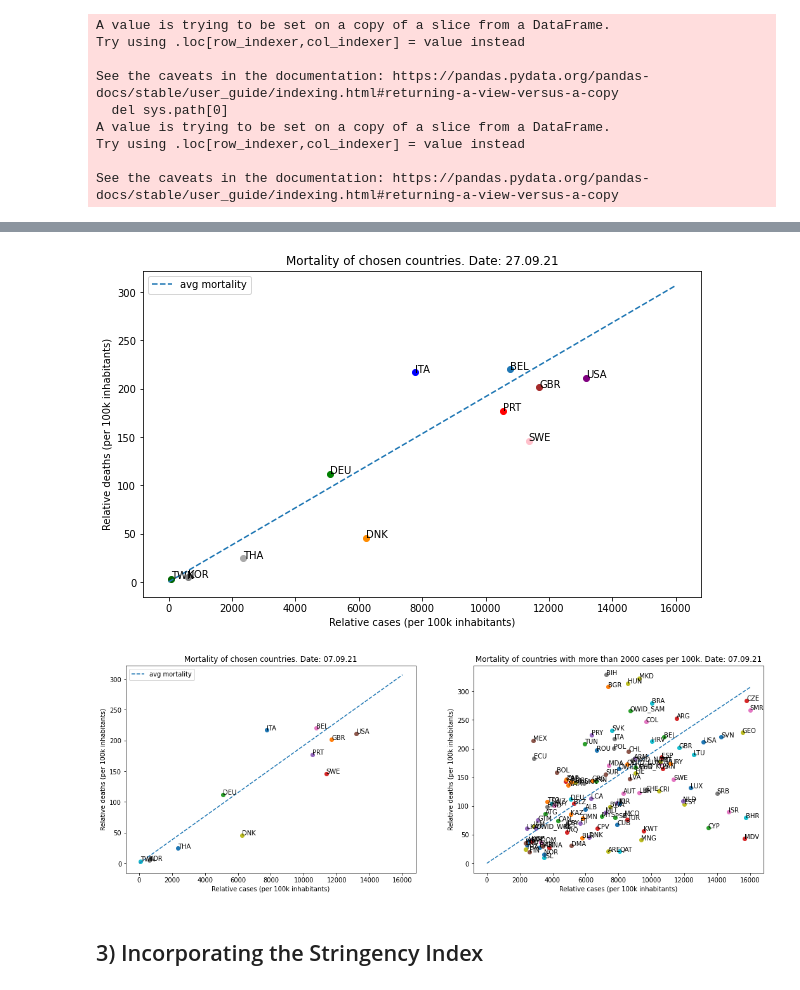
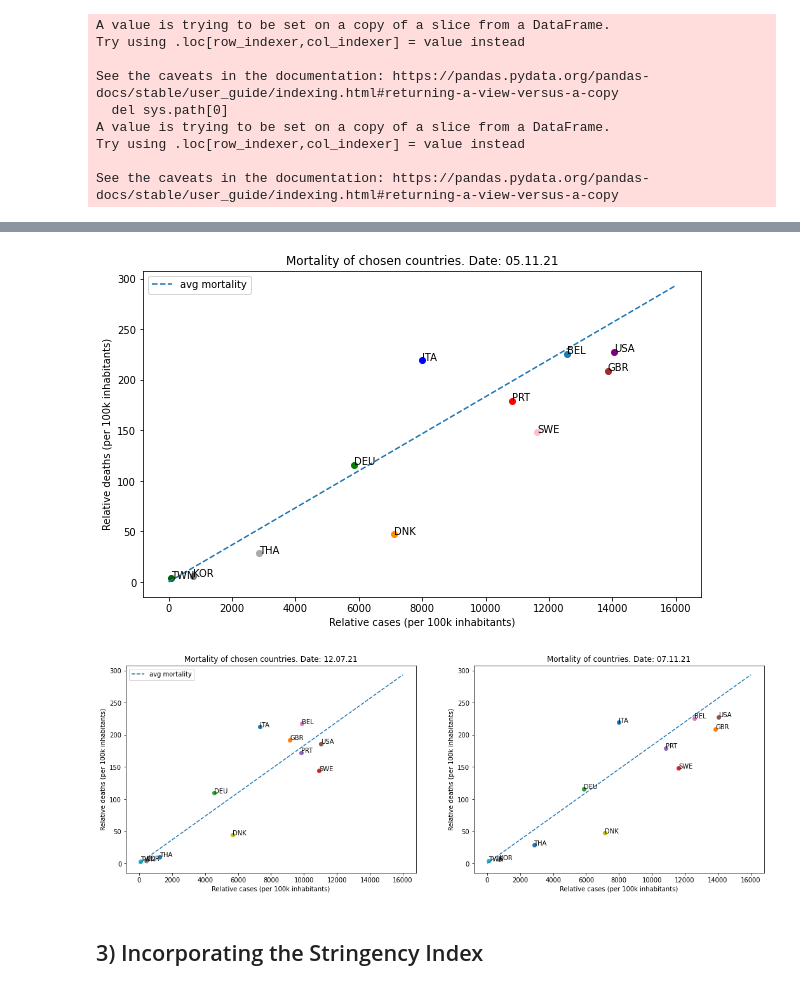
Before and after one commit to maitim/COVID-19_research_project, a Jupyter notebook: country_comparison_owid.ipynb, the cells around one changed output, grey strips where cells are left out. Drawn from its saved outputs; the diff is of its cells as text; code cells hidden in the pictures.

```diff
--- a/country_comparison_owid.ipynb
+++ b/country_comparison_owid.ipynb
@@ -257,44 +257,39 @@ for table in tables:
 ax.plot(np.arange(0, 16000), np.arange(0, 16000) * s, linestyle='--', label="avg mortality")
 ax.set_ylabel('Relative deaths (per 100k inhabitants)')
 ax.set_xlabel('Relative cases (per 100k inhabitants)')
-ax.set_title('Mortality of chosen countries. Date: 27.09.21')
+ax.set_title('Mortality of chosen countries. Date: 05.11.21')
 ax.legend()
 plt.savefig('figures/mortality_plot')
 # %% [output]
-[figure, old version]
+[figure, new version]
 # %%
 fig, (ax1, ax2) = plt.subplots(1,2, figsize=(18,6))
 
 for table in tables:
     cases = table['total_cases'].tail(1).values[0] * 100000 / table['population'].values[0]
     deaths = table['total_deaths'].tail(1).values[0] * 100000 / table['population'].values[0]
-    ax1.scatter(cases, deaths)
-    ax1.annotate(table['iso_code'].values[0], xy=(cases, deaths))
+    ax2.scatter(cases, deaths)
+    ax2.annotate(table['iso_code'].values[0], xy=(cases, deaths))
 
 ax1.plot(np.arange(0, 16000), np.arange(0, 16000) * s, linestyle='--', label="avg mortality")
 ax1.set_ylabel('Relative deaths (per 100k inhabitants)')
 ax1.set_xlabel('Relative cases (per 100k inhabitants)')
-ax1.set_title('Mortality of chosen countries. Date: 07.09.21')
+ax1.set_title('Mortality of chosen countries. Date: 12.07.21')
 ax1.legend()
 
-for iso in data['iso_code'].unique():
-    if (iso == "PER" or iso == 'SYC' or iso == 'AND' or iso == 'MNE'):
-        continue
-    table = data.loc[data['iso_code'] == iso]
-    cases = table['total_cases'].tail(1).values[0] * 100000 / table['population'].values[0]
-    deaths = table['total_deaths'].tail(1).values[0] * 100000 / table['population'].values[0]
-    if cases < 2000:
-        continue
-    ax2.scatter(cases, deaths)
-    ax2.annotate(table['iso_code'].values[0], xy=(cases, deaths))
+for table in tables:
+    cases = table['total_cases'].tail(90).values[0] * 100000 / table['population'].values[0]
+    deaths = table['total_deaths'].tail(90).values[0] * 100000 / table['population'].values[0]
+    ax1.scatter(cases, deaths)
+    ax1.annotate(table['iso_code'].values[0], xy=(cases, deaths))
 
 ax2.plot(np.arange(0, 16000), np.arange(0, 16000) * s, linestyle='--')
 ax2.set_ylabel('Relative deaths (per 100k inhabitants)')
 ax2.set_xlabel('Relative cases (per 100k inhabitants)')
-ax2.set_title('Mortality of countries with more than 2000 cases per 100k. Date: 07.09.21')
-plt.savefig('figures/mortality_2plot')
+ax2.set_title('Mortality of countries. Date: 07.11.21')
+plt.savefig('figures/talk/mortality_2plot')
 # %% [output]
-[figure, old version]
+[figure, new version]
 # %% [markdown]
 ## 3) Incorporating the Stringency Index
 # %%
```
Also changed, not shown: parts of 25 cells of this notebook, 34 other files.
